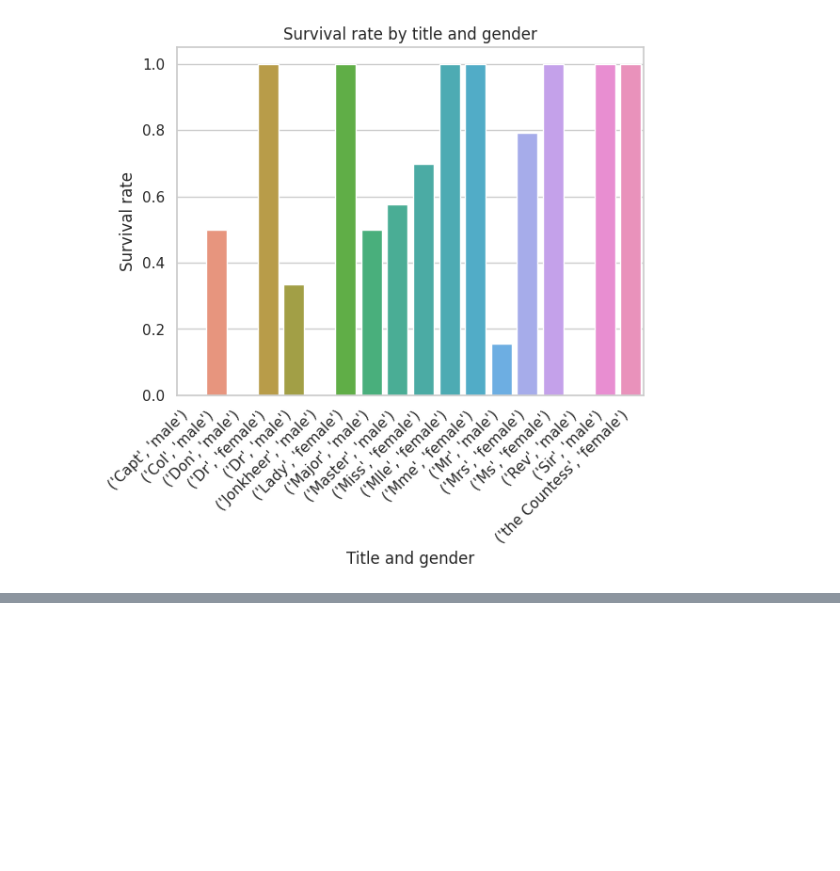
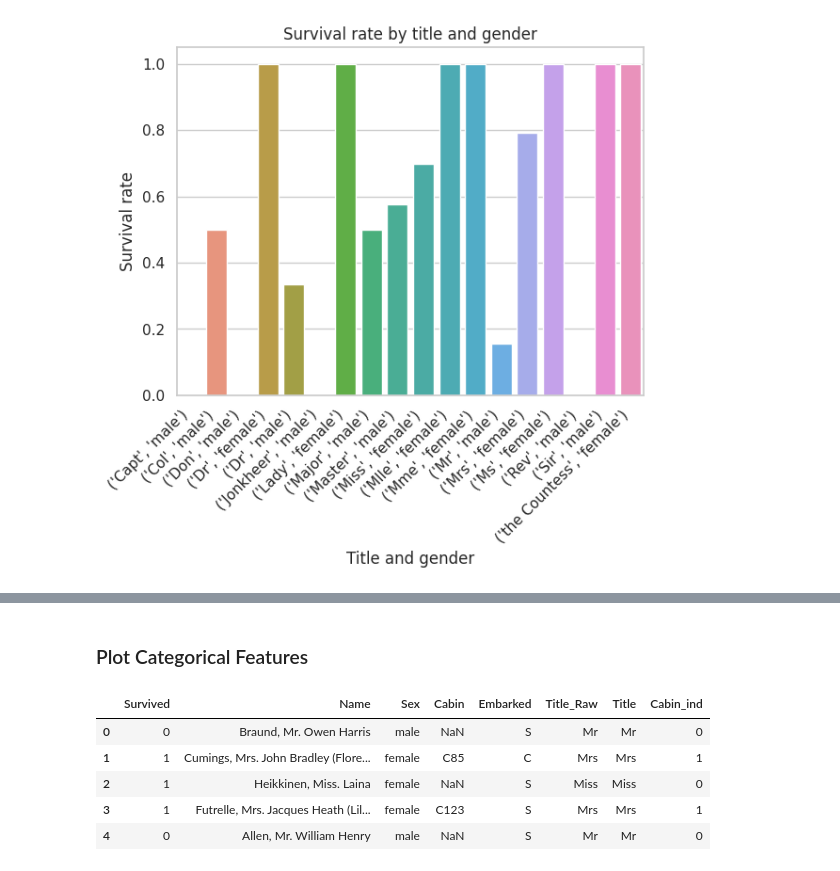
Before and after one commit to ArifAygun/Applied-Machine-Learning-Feature-Engineering, a Jupyter notebook: AA_AML_Feature_Engineering.ipynb, the cells around one changed output, grey strips where cells are left out. Cells and saved outputs as stored; diff of their text form; code cells hidden in the pictures; blank space fills up the shorter version.

```diff
--- a/AA_AML_Feature_Engineering.ipynb
+++ b/AA_AML_Feature_Engineering.ipynb
@@ -626,0 +675,15 @@ plt.show()
+# %% [markdown]
+### Plot Categorical Features
+# %%
+# Create a title feature by parsing passenger name and create a cabin indicator variable
+titanic['Title_Raw'] = titanic['Name'].apply(lambda x: x.split(',')[1].split('.')[0].strip())
+titanic['Title'] = titanic['Title_Raw'].apply(lambda x: x if x in ['Master', 'Miss', 'Mr', 'Mrs'] else 'Other')
+titanic['Cabin_ind'] = np.where(titanic['Cabin'].isnull(),0,1)
+titanic.head()
+# %% [output]
+|  | Survived | Name | Sex | Cabin | Embarked | Title_Raw | Title | Cabin_ind |
+| 0 | 0 | Braund, Mr. Owen Harris | male | NaN | S | Mr | Mr | 0 |
+| 1 | 1 | Cumings, Mrs. John Bradley (Flore... | female | C85 | C | Mrs | Mrs | 1 |
+| 2 | 1 | Heikkinen, Miss. Laina | female | NaN | S | Miss | Miss | 0 |
+| 3 | 1 | Futrelle, Mrs. Jacques Heath (Lil... | female | C123 | S | Mrs | Mrs | 1 |
+| 4 | 0 | Allen, Mr. William Henry | male | NaN | S | Mr | Mr | 0 |
```
Also changed, not shown: parts of 8 cells of this notebook.
